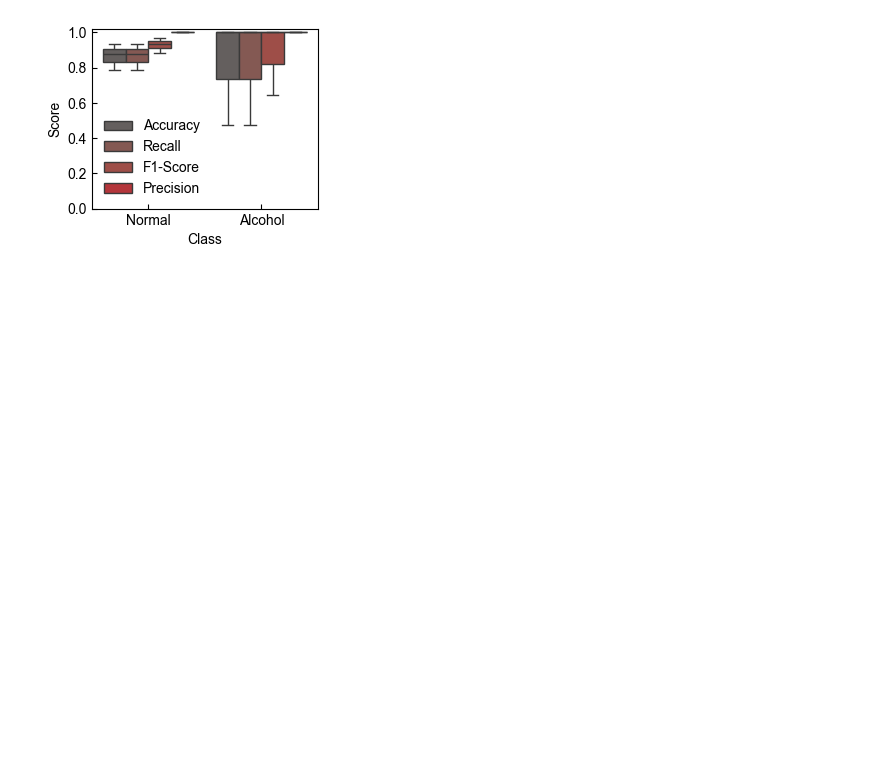
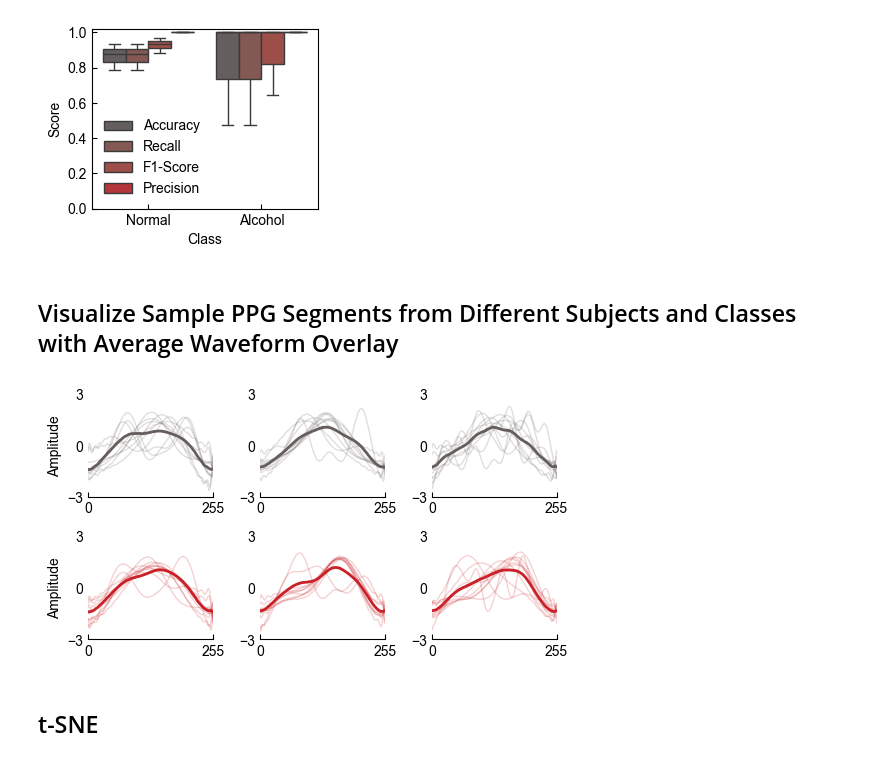
Before and after one commit to BailabUNC/SpectraDerma, a Jupyter notebook: notebooks/Training.ipynb, the cells around one changed output. Saved outputs shown, nothing was run; the diff lists cells and outputs as text; code cells hidden in the pictures; blank space fills up the shorter version.

```diff
--- a/notebooks/Training.ipynb
+++ b/notebooks/Training.ipynb
@@ -655,3 +673,70 @@ plt.savefig('../figures/fig4/classwise_metrics_boxplot.png', dpi=600, bbox_inche
 plt.show()
 # %% [output]
 [figure]
+# %% [markdown]
+## Visualize Sample PPG Segments from Different Subjects and Classes with Average Waveform Overlay
+# %%
+viz_subjects = ['555S2', '555S1', '563S2']
+classes = ['normal', 'alcohol']
+class_labels = ['Normal', 'Alcohol']
+
+# Set up the 2x3 subplot
+fig, axes = plt.subplots(2, 3, figsize=(5.5, 3))
+fig.subplots_adjust(wspace=0.)
+
+# Colors for different channels
+class_colors = ['#655e5c', '#c92127']
+alpha_overlay = 0.2
+
+# Iterate through each subplot
+for class_idx, class_name in enumerate(classes):
+    for subj_idx, subject_id in enumerate(viz_subjects):
+        ax = axes[class_idx, subj_idx]
+
+        # Load data for this subject/class combination
+        file_path = f'../data/ppg_segments/{subject_id}/{class_name}.pt'
+        data = torch.load(file_path)
+        segments = data['segments']  # Shape: (N, T, C)
+
+        # Select first 10 samples (or all if less than 10)
+        n_samples = min(10, len(segments))
+        selected_segments = segments[:n_samples]
+
+        # Plot each sample using only channel 2
+        for sample_idx in range(n_samples):
+            sample = selected_segments[sample_idx]  # Shape: (T, C)
+            channel_idx = 2
+            ax.plot(sample[:, channel_idx],
+                    color=class_colors[class_idx],
+                    alpha=alpha_overlay,
+                    linewidth=1)
+
+        # Plot the average waveform of each subject each class, use the same color as the individual samples
+        avg_waveform = torch.mean(segments, dim=0)  # Shape: (T, C)
+        ax.plot(avg_waveform[:, channel_idx], color=class_colors[class_idx], linewidth=2, label='Average')
+
+        ax.set_xlim(0, sample.shape[0]-1)
+        ax.set_ylim(-3, 3)
+
+        ax.set_xticks([0, sample.shape[0]-1])
+        ax.set_yticks([-3, 0, 3])
+        # ax.set_title(f'{subject_id}\n{class_labels[class_idx]}', fontsize=10)
+
+        if subj_idx == 0:  # Only leftmost column gets y-label
+            ax.set_ylabel('Amplitude')
+
+        # Style the axes
+        ax.tick_params(direction='in')
+        ax.tick_params(axis='y', length=0)
+        ax.spines['top'].set_visible(False)
+        ax.spines['right'].set_visible(False)
+        ax.spines['left'].set_visible(False)
+
+plt.tight_layout()
+plt.savefig('../figures/fig4/subject_class_samples_overlay.png',
+            dpi=600, bbox_inches='tight', transparent=True)
+plt.show()
+# %% [output]
+[figure, added]
+# %% [markdown]
+## t-SNE
```
Also changed, not shown: parts of 10 cells of this notebook.
